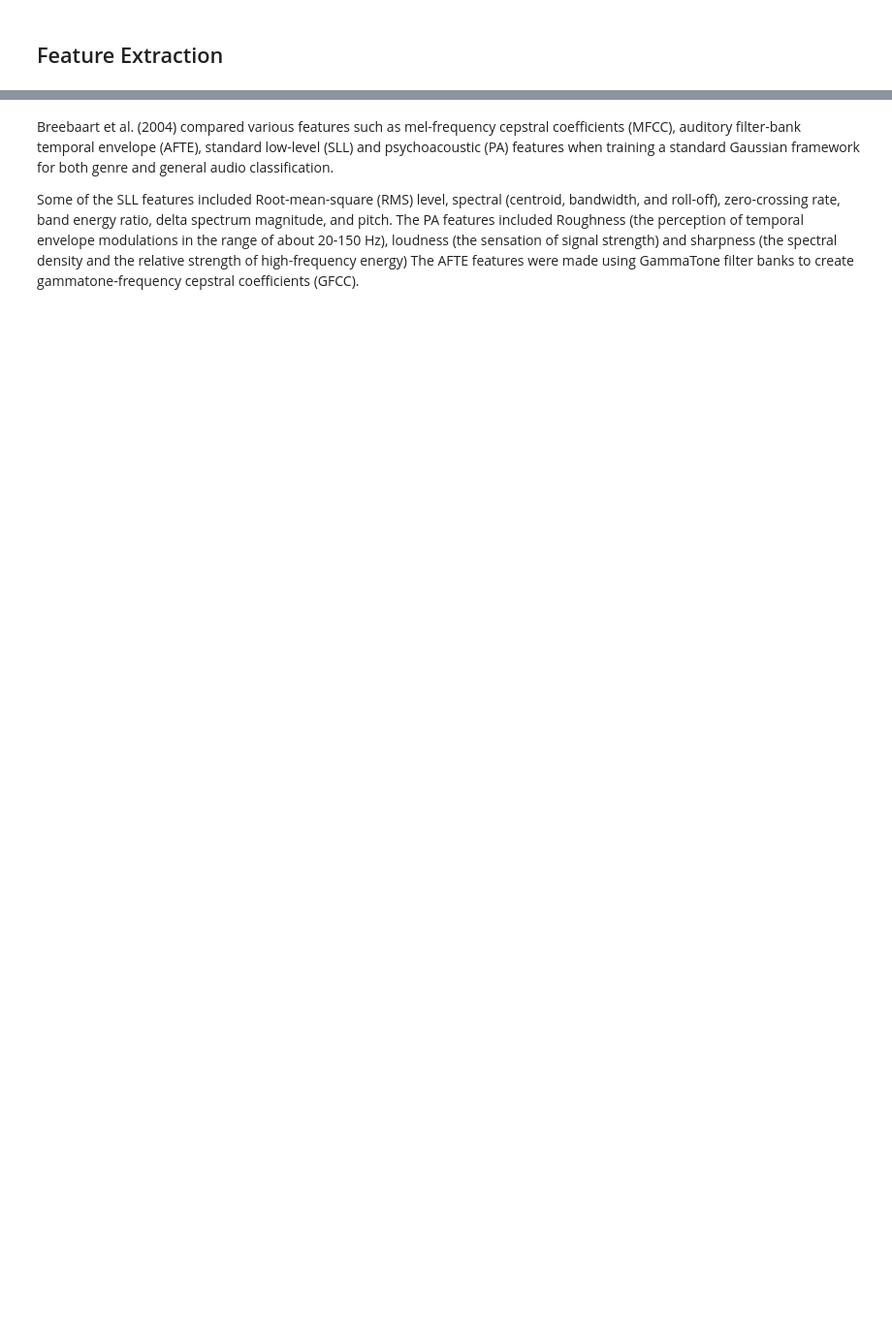
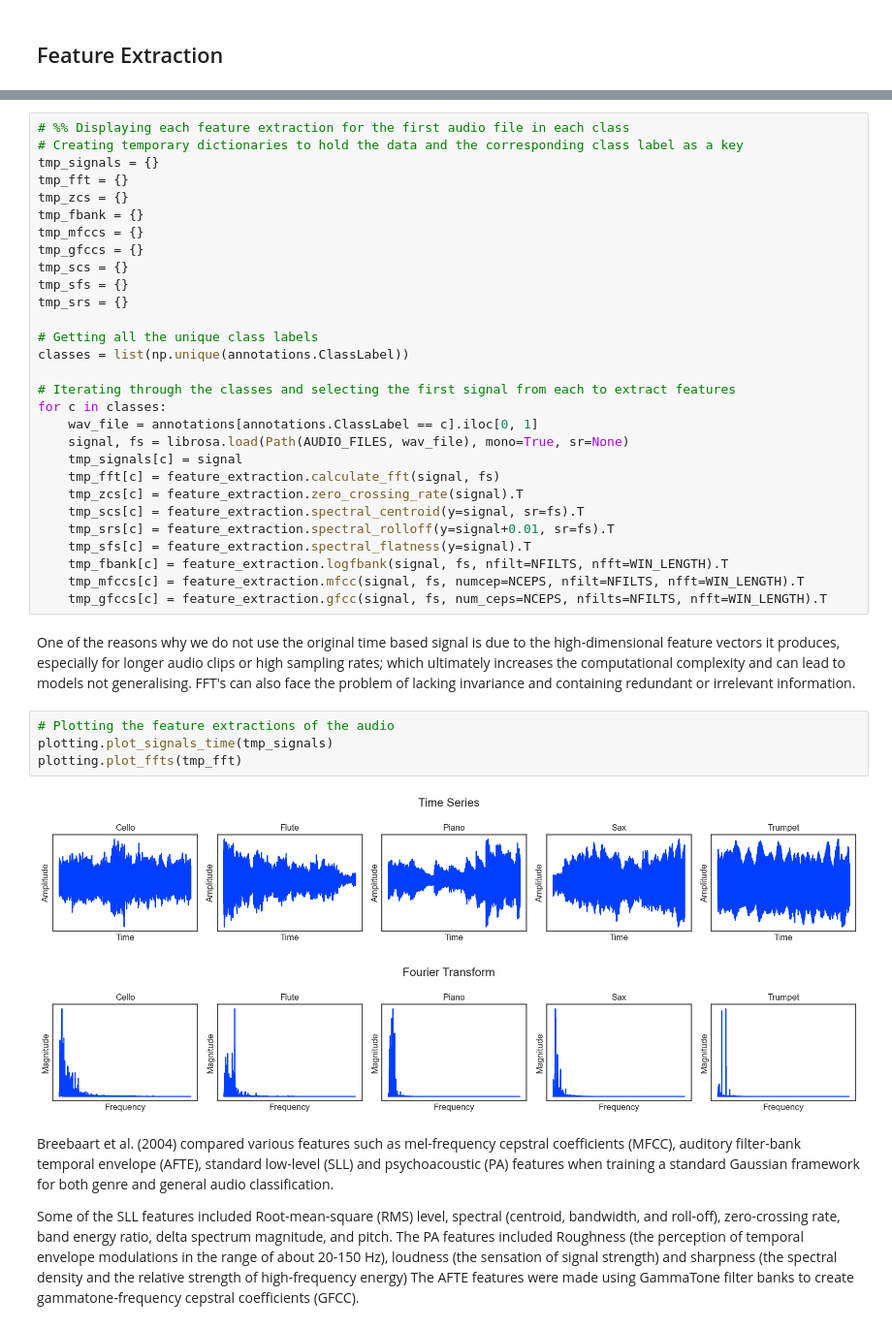
Before and after one commit to harveyf2801/MIR-Instrument-Classification, a Jupyter notebook: main.ipynb, the cells around one changed output, grey strips where cells are left out. Shown: that part at 97% size. Cells and saved outputs as stored; diff of their text form; blank space fills up the shorter version.

```diff
--- a/main.ipynb
+++ b/main.ipynb
@@ -7,3 +126,41 @@ To run the script make sure to first download any python packages required (all
+# %%
+# %% Displaying each feature extraction for the first audio file in each class
+# Creating temporary dictionaries to hold the data and the corresponding class label as a key
+tmp_signals = {}
+tmp_fft = {}
+tmp_zcs = {}
+tmp_fbank = {}
+tmp_mfccs = {}
+tmp_gfccs = {}
+tmp_scs = {}
+tmp_sfs = {}
+tmp_srs = {}
+
+# Getting all the unique class labels
+classes = list(np.unique(annotations.ClassLabel))
+
+# Iterating through the classes and selecting the first signal from each to extract features
+for c in classes:
+    wav_file = annotations[annotations.ClassLabel == c].iloc[0, 1]
+    signal, fs = librosa.load(Path(AUDIO_FILES, wav_file), mono=True, sr=None)
+    tmp_signals[c] = signal
+    tmp_fft[c] = feature_extraction.calculate_fft(signal, fs)
+    tmp_zcs[c] = feature_extraction.zero_crossing_rate(signal).T
+    tmp_scs[c] = feature_extraction.spectral_centroid(y=signal, sr=fs).T
+    tmp_srs[c] = feature_extraction.spectral_rolloff(y=signal+0.01, sr=fs).T
+    tmp_sfs[c] = feature_extraction.spectral_flatness(y=signal).T
+    tmp_fbank[c] = feature_extraction.logfbank(signal, fs, nfilt=NFILTS, nfft=WIN_LENGTH).T
+    tmp_mfccs[c] = feature_extraction.mfcc(signal, fs, numcep=NCEPS, nfilt=NFILTS, nfft=WIN_LENGTH).T
+    tmp_gfccs[c] = feature_extraction.gfcc(signal, fs, num_ceps=NCEPS, nfilts=NFILTS, nfft=WIN_LENGTH).T
+# %% [markdown]
+One of the reasons why we do not use the original time based signal is due to the high-dimensional feature vectors it produces, especially for longer audio clips or high sampling rates; which ultimately increases the computational complexity and can lead to models not generalising. FFT's can also face the problem of lacking invariance and containing redundant or irrelevant information.
+# %%
+# Plotting the feature extractions of the audio
+plotting.plot_signals_time(tmp_signals)
+plotting.plot_ffts(tmp_fft)
+# %% [output]
+[figure, added]
+[figure, added]
 # %% [markdown]
 Breebaart et al. (2004) compared various features such as mel-frequency cepstral coefficients (MFCC), auditory filter-bank temporal envelope (AFTE), standard low-level (SLL) and psychoacoustic (PA) features when training a standard Gaussian framework for both genre and general audio classification.
 
```
Also changed, not shown: parts of 43 cells of this notebook, 5 other files.
